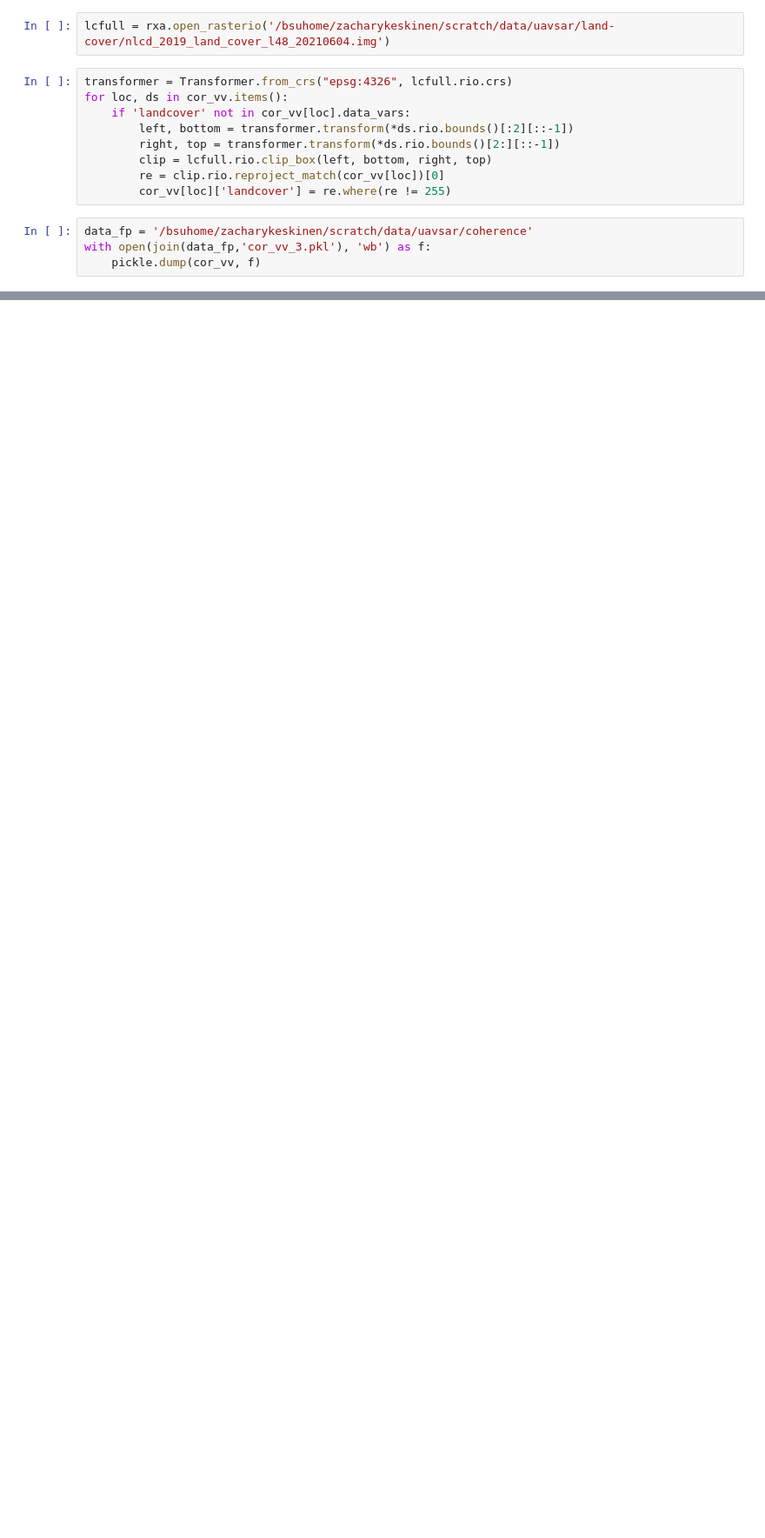
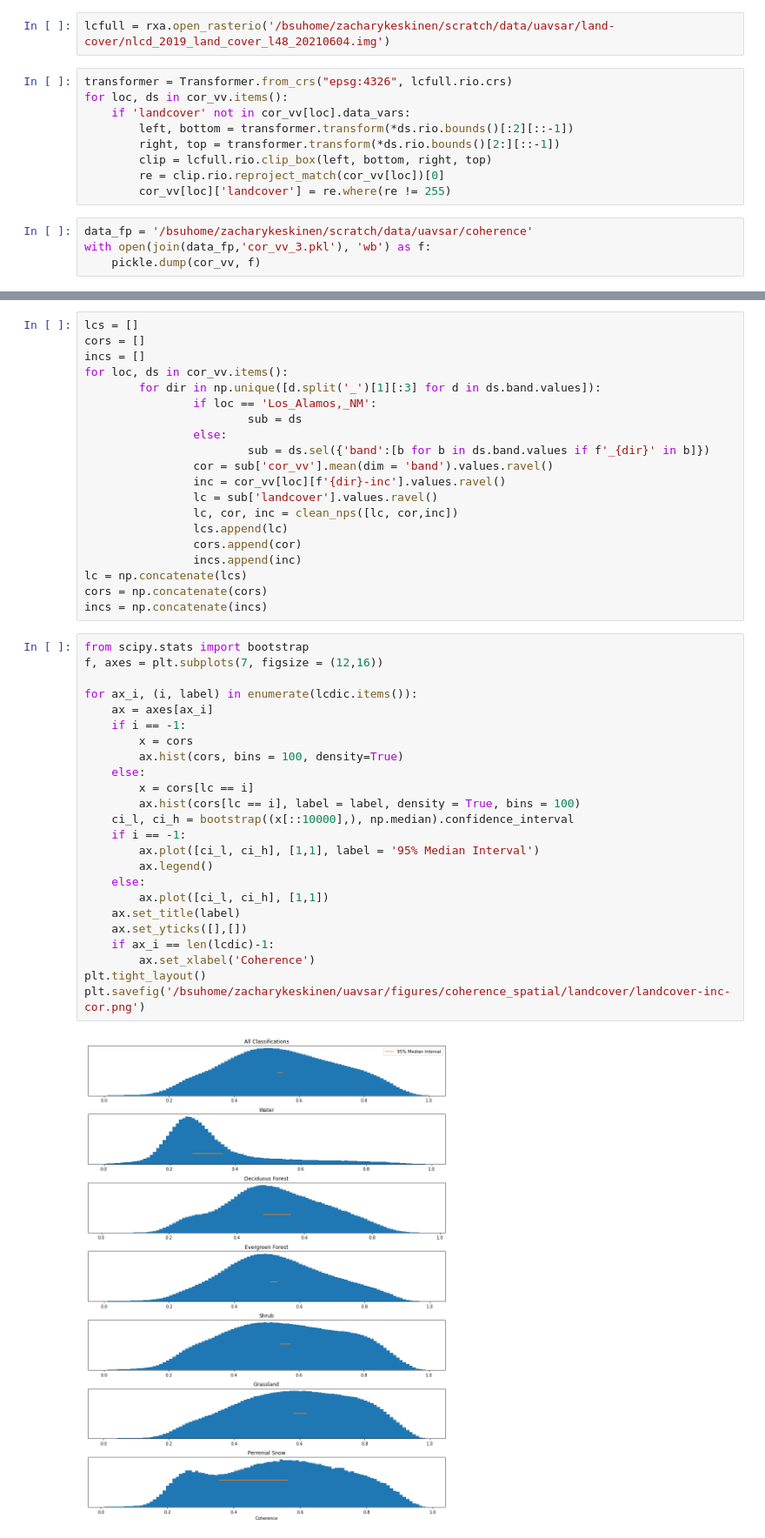
Before and after one commit to ZachHoppinen/uavsar, a Jupyter notebook: src/coherence/spatial_coherence/land-cover/land-cover.ipynb, the cells around one changed output, grey strips where cells are left out. Shown at 87% size. Cells and saved outputs as stored; diff of their text form; blank space fills up the shorter version.

```diff
--- a/src/coherence/spatial_coherence/land-cover/land-cover.ipynb
+++ b/src/coherence/spatial_coherence/land-cover/land-cover.ipynb
@@ -90,0 +116,46 @@ cors = np.concatenate(cors)
+# %%
+lcs = []
+cors = []
+incs = []
+for loc, ds in cor_vv.items():
+        for dir in np.unique([d.split('_')[1][:3] for d in ds.band.values]):
+                if loc == 'Los_Alamos,_NM':
+                        sub = ds
+                else:
+                        sub = ds.sel({'band':[b for b in ds.band.values if f'_{dir}' in b]})
+                cor = sub['cor_vv'].mean(dim = 'band').values.ravel()
+                inc = cor_vv[loc][f'{dir}-inc'].values.ravel()
+                lc = sub['landcover'].values.ravel()
+                lc, cor, inc = clean_nps([lc, cor,inc])
+                lcs.append(lc)
+                cors.append(cor)
+                incs.append(inc)
+lc = np.concatenate(lcs)
+cors = np.concatenate(cors)
+incs = np.concatenate(incs)
+# %%
+from scipy.stats import bootstrap
+f, axes = plt.subplots(7, figsize = (12,16))
+
+for ax_i, (i, label) in enumerate(lcdic.items()):
+    ax = axes[ax_i]
+    if i == -1:
+        x = cors
+        ax.hist(cors, bins = 100, density=True)
+    else:
+        x = cors[lc == i]
+        ax.hist(cors[lc == i], label = label, density = True, bins = 100)
+    ci_l, ci_h = bootstrap((x[::10000],), np.median).confidence_interval
+    if i == -1:
+        ax.plot([ci_l, ci_h], [1,1], label = '95% Median Interval')
+        ax.legend()
+    else:
+        ax.plot([ci_l, ci_h], [1,1])
+    ax.set_title(label)
+    ax.set_yticks([],[])
+    if ax_i == len(lcdic)-1:
+        ax.set_xlabel('Coherence')
+plt.tight_layout()
+plt.savefig('/bsuhome/zacharykeskinen/uavsar/figures/coherence_spatial/landcover/landcover-inc-cor.png')
+# %% [output]
+[figure, added]
```
Also changed, not shown: parts of 11 cells of this notebook, 4 other files.
